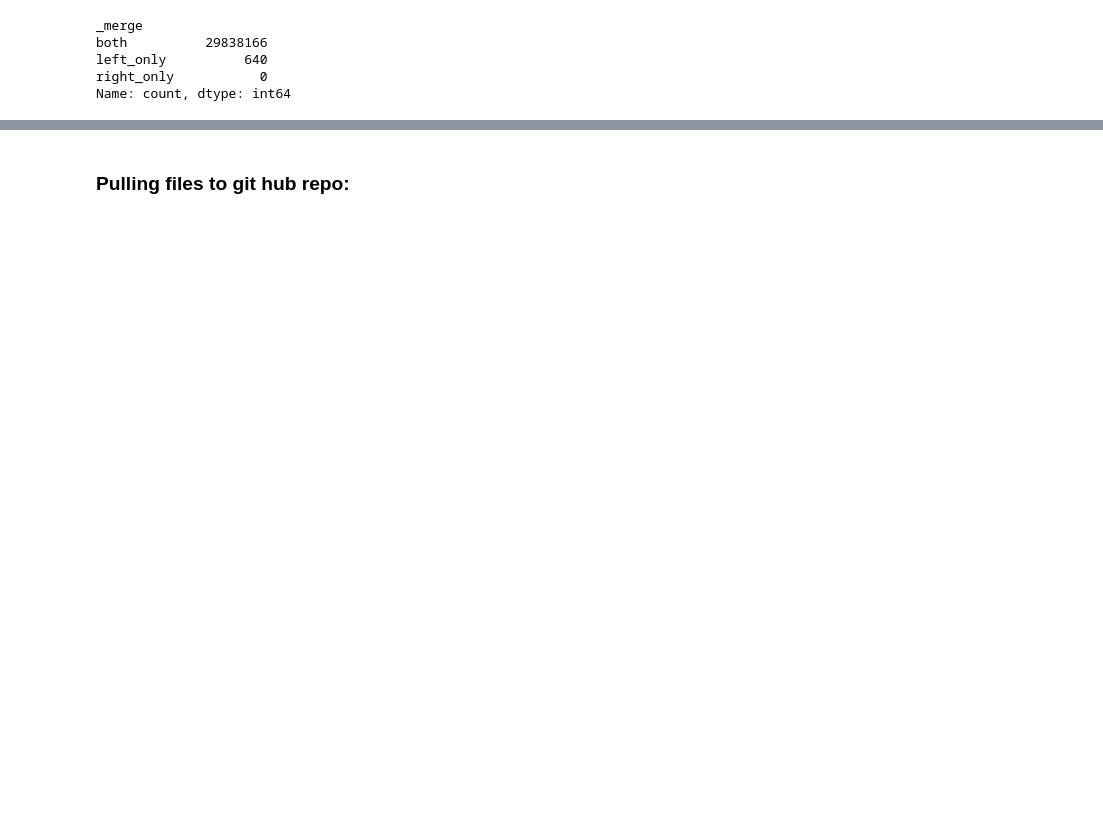
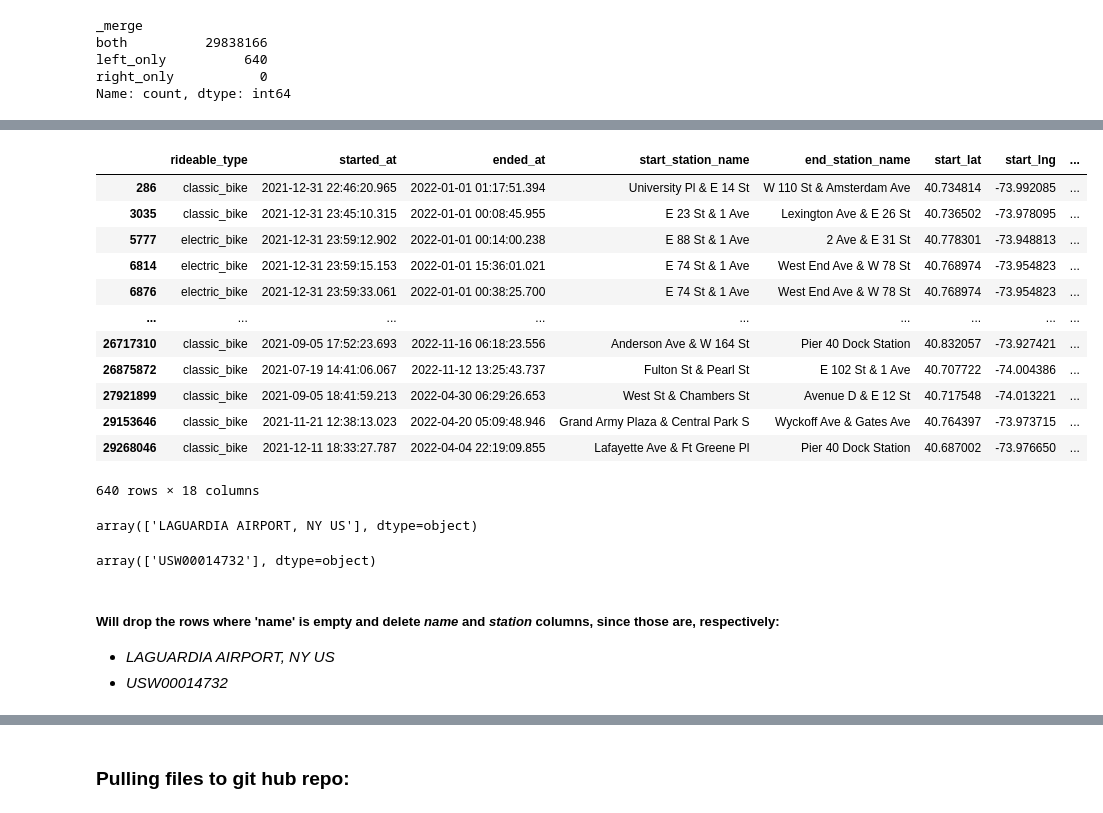
Before and after one commit to danielabranca/city-bike, a Jupyter notebook: citybike_api_merge.ipynb, the cells around one changed output, grey strips where cells are left out. Drawn from its saved outputs; the diff is of its cells as text; code cells hidden in the pictures; blank space fills up the shorter version.

Commit message:
Kaggle Notebook | citybike_merge_wrangle | Version 4

```diff
--- a/citybike_api_merge.ipynb
+++ b/citybike_api_merge.ipynb
@@ -217,5 +218,3 @@ df_temp.head()
 #calculating TAVG and standardizing all variables with ºC and round 0:
 df_temp['TMAX'] = ((df_temp['TMAX'] - 32) * 5/9).round(0).astype(int)
 df_temp['TMIN'] = ((df_temp['TMIN'] - 32) * 5/9).round(0).astype(int)
-df_temp['TAVG'] = (((df_temp['TMAX'] + df_temp['TMIN']) / 2 - 32) * 5/9).round(0).astype(int)
-df_temp.head()
@@ -228,0 +221,3 @@ df_temp.head()
+# %%
+df_temp['TAVG'] = ((df_temp['TMAX'] + df_temp['TMIN']) / 2).round(1)
+df_temp.head()
@@ -303,0 +316,3 @@ print(df_missing['start_date'].value_counts())
+# %%
+#putting all headers in lower case:
+df_merged.columns = df_merged.columns.str.lower()
@@ -303,0 +341,16 @@ print(df_missing['start_date'].value_counts())
+# %%
+df_merged[df_merged['station'].isna()]
+# %% [output]
+|  | rideable_type | started_at | ended_at | start_station_name | end_station_name | start_lat | start_lng | ... |
+| 286 | classic_bike | 2021-12-31 22:46:20.965 | 2022-01-01 01:17:51.394 | University Pl & E 14 St | W 110 St & Amsterdam Ave | 40.734814 | -73.992085 | ... |
+| 3035 | classic_bike | 2021-12-31 23:45:10.315 | 2022-01-01 00:08:45.955 | E 23 St & 1 Ave | Lexington Ave & E 26 St | 40.736502 | -73.978095 | ... |
+| 5777 | electric_bike | 2021-12-31 23:59:12.902 | 2022-01-01 00:14:00.238 | E 88 St & 1 Ave | 2 Ave & E 31 St | 40.778301 | -73.948813 | ... |
+| 6814 | electric_bike | 2021-12-31 23:59:15.153 | 2022-01-01 15:36:01.021 | E 74 St & 1 Ave | West End Ave & W 78 St | 40.768974 | -73.954823 | ... |
+| 6876 | electric_bike | 2021-12-31 23:59:33.061 | 2022-01-01 00:38:25.700 | E 74 St & 1 Ave | West End Ave & W 78 St | 40.768974 | -73.954823 | ... |
+| ... | ... | ... | ... | ... | ... | ... | ... | ... |
+| 26717310 | classic_bike | 2021-09-05 17:52:23.693 | 2022-11-16 06:18:23.556 | Anderson Ave & W 164 St | Pier 40 Dock Station | 40.832057 | -73.927421 | ... |
+| 26875872 | classic_bike | 2021-07-19 14:41:06.067 | 2022-11-12 13:25:43.737 | Fulton St & Pearl St | E 102 St & 1 Ave | 40.707722 | -74.004386 | ... |
+| 27921899 | classic_bike | 2021-09-05 18:41:59.213 | 2022-04-30 06:29:26.653 | West St & Chambers St | Avenue D & E 12 St | 40.717548 | -74.013221 | ... |
+| 29153646 | classic_bike | 2021-11-21 12:38:13.023 | 2022-04-20 05:09:48.946 | Grand Army Plaza & Central Park S | Wyckoff Ave & Gates Ave | 40.764397 | -73.973715 | ... |
+| 29268046 | classic_bike | 2021-12-11 18:33:27.787 | 2022-04-04 22:19:09.855 | Lafayette Ave & Ft Greene Pl | Pier 40 Dock Station | 40.687002 | -73.976650 | ... |
+640 rows × 18 columns
@@ -303,0 +360,12 @@ print(df_missing['start_date'].value_counts())
+# %%
+df_merged['name'].unique()
+# %% [output]
+array(['LAGUARDIA AIRPORT, NY US'], dtype=object)
+# %%
+df_merged['station'].unique()
+# %% [output]
+array(['USW00014732'], dtype=object)
+# %% [markdown]
+##### Will drop the rows where 'name' is empty and delete *name* and *station* columns, since those are, respectively:
+- *LAGUARDIA AIRPORT, NY US*
+- *USW00014732*
```
Also changed, not shown: parts of 12 cells of this notebook.
